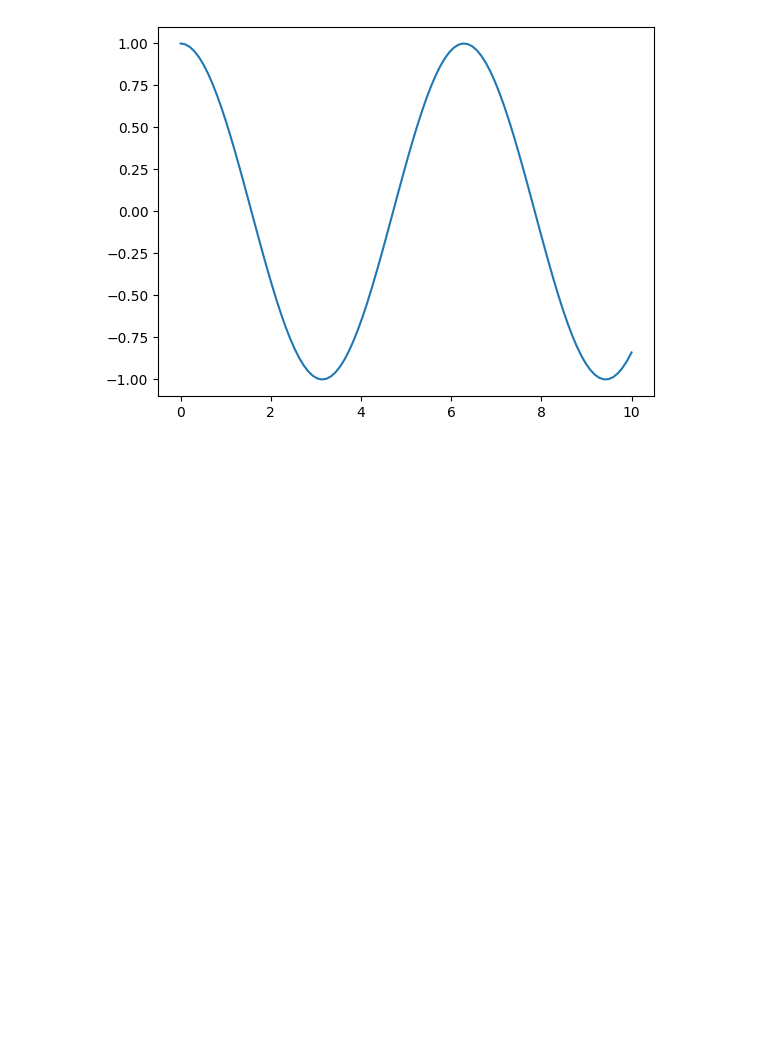
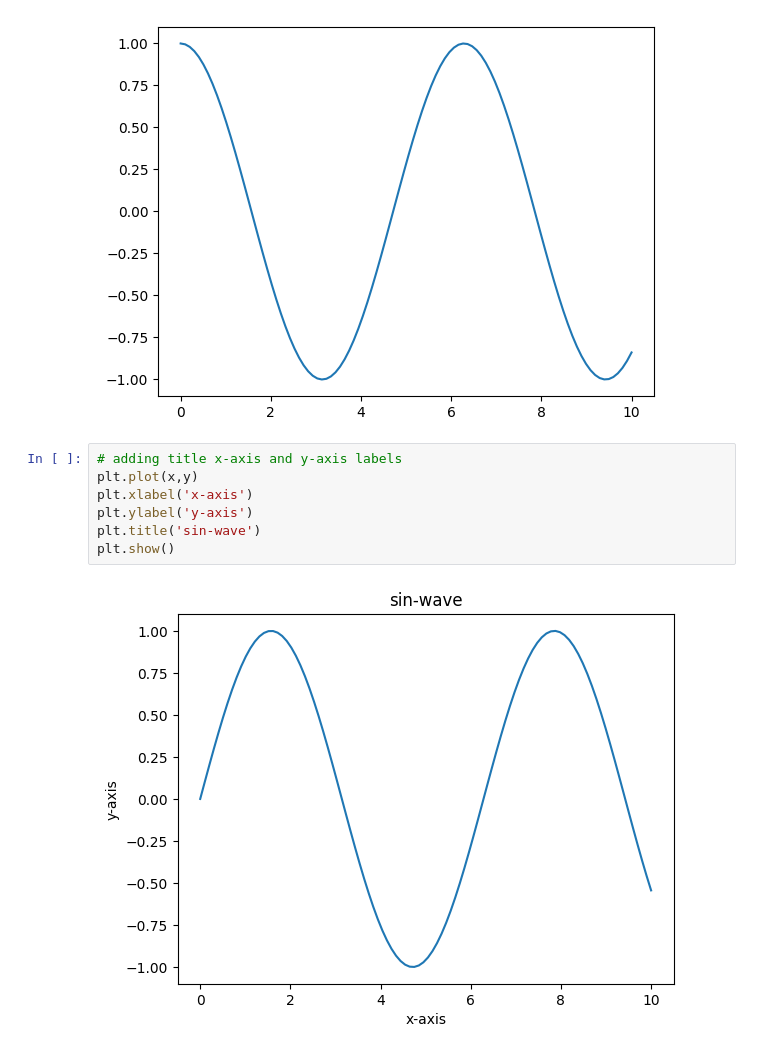
Before and after one commit to Crocodyll1/Machine-Learning, a Jupyter notebook: Matplotlib.ipynb, the cells around one changed output. Cells and saved outputs as stored; diff of their text form; blank space fills up the shorter version.

Commit message:
Labeled graph

```diff
--- a/Matplotlib.ipynb
+++ b/Matplotlib.ipynb
@@ -87,3 +87,12 @@ plt.plot(x,z)
 plt.show()
 # %% [output]
 [figure]
+# %%
+# adding title x-axis and y-axis labels
+plt.plot(x,y)
+plt.xlabel('x-axis')
+plt.ylabel('y-axis')
+plt.title('sin-wave')
+plt.show()
+# %% [output]
+[figure, added]
```
